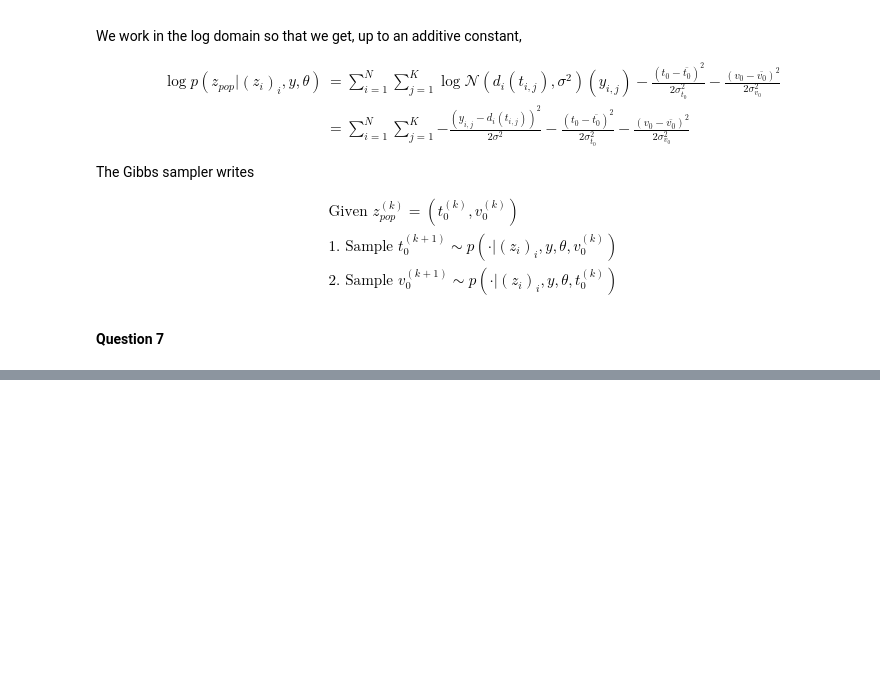
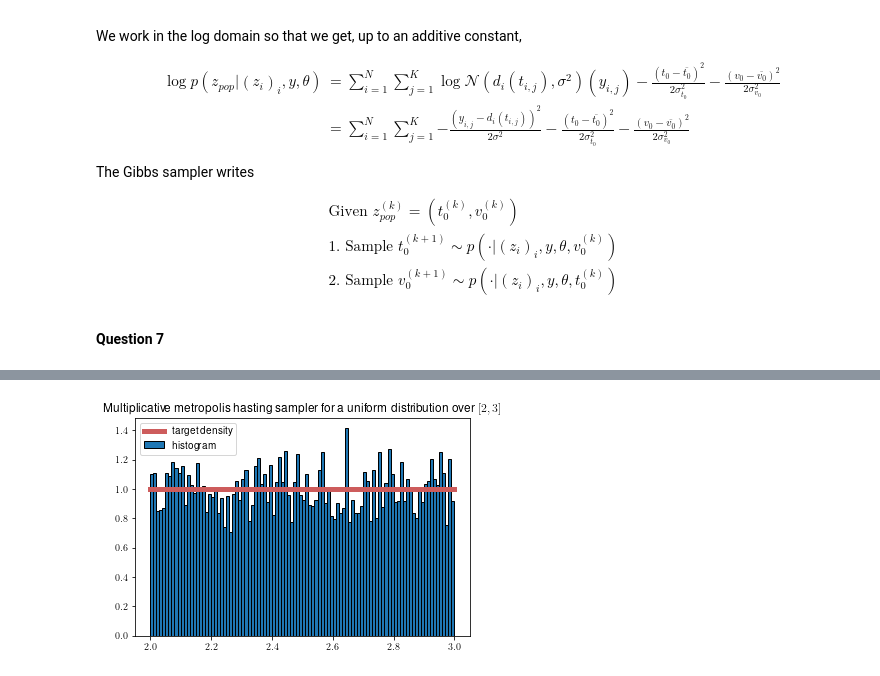
Before and after one commit to simonqueric/MVA, a Jupyter notebook: ComputationalStatistics/Lab3/TP3_Simon_Queric.ipynb, the cells around one changed output, grey strips where cells are left out. Saved outputs shown, nothing was run; the diff lists cells and outputs as text; code cells hidden in the pictures; blank space fills up the shorter version.

```diff
--- a/ComputationalStatistics/Lab3/TP3_Simon_Queric.ipynb
+++ b/ComputationalStatistics/Lab3/TP3_Simon_Queric.ipynb
@@ -842,0 +671,2 @@ We can see that there is a bias which pushes the samples to the right.
+# %%
+theta, _, _ = hm_saem_gibbs(np.zeros(2*N+2), 0.5*np.ones(5), y, nb_iter = 50, hm_iter=100, sigma_prop=1e-3, n_burn_in=25, alpha=3/2)
@@ -842,0 +749,2 @@ We can see that there is a bias which pushes the samples to the right.
+# %%
+x, log_prob = block_mhwg(np.zeros(2*N+2), y, theta_true, n_iter=2, hm_iter=1000, sigma_prop=1e-3)
@@ -842,0 +800,38 @@ We can see that there is a bias which pushes the samples to the right.
+# %%
+def multiplicative_metropolis_hasting(x0, log_pi, support_pi, n_iter=100) :
+    sample = np.zeros(n_iter)
+    x = x0
+    for k in range(n_iter) :
+        eps = np.random.uniform(-1, 1)
+        u = np.random.uniform(0, 1)
+        if u<=0.5  :
+            y = eps*x
+        else :
+            y = x/eps
+
+        a =  np.exp(min(0, np.log(abs(y)) - np.log(abs(x)) + log_pi(y) - log_pi(x))) * support_pi(y)
+        #a = np.exp(min(0, a)) * support_pi(y)
+        u = np.random.uniform(0, 1)
+        if u<=a :
+            x = y
+        sample[k] = x
+    return sample
+# %%
+# Uniform distribution over [2, 3]
+log_pi = lambda x : 1
+support_pi = lambda y : (2<y)*(y<3)
+
+N = 100_000
+x = multiplicative_metropolis_hasting(x0=2.5, log_pi=log_pi, support_pi=support_pi, n_iter=N)
+
+t = np.linspace(2, 3)
+pdf = np.ones(len(t))
+# %%
+fig = plt.figure(figsize=(6, 4))
+plt.hist(x[200:], bins=100, edgecolor="k", density=True)
+plt.plot(t, pdf, c="indianred", lw=5)
+plt.legend(["target density", "histogram"])
+plt.title("Multiplicative metropolis hasting sampler for a uniform distribution over $[2, 3]$")
+plt.show()
+# %% [output]
+[figure, added]
```
Also changed, not shown: parts of 47 cells of this notebook.
